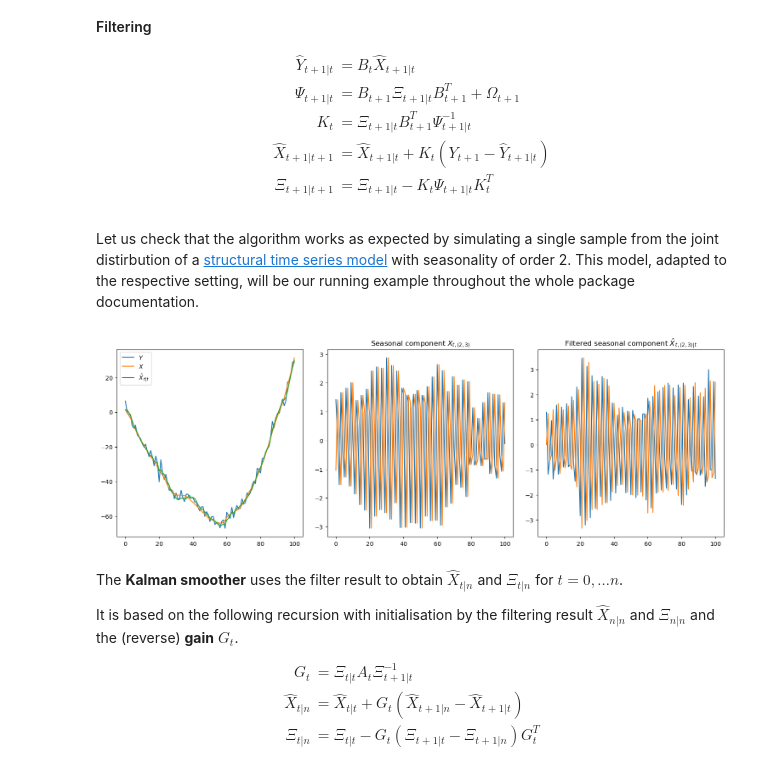
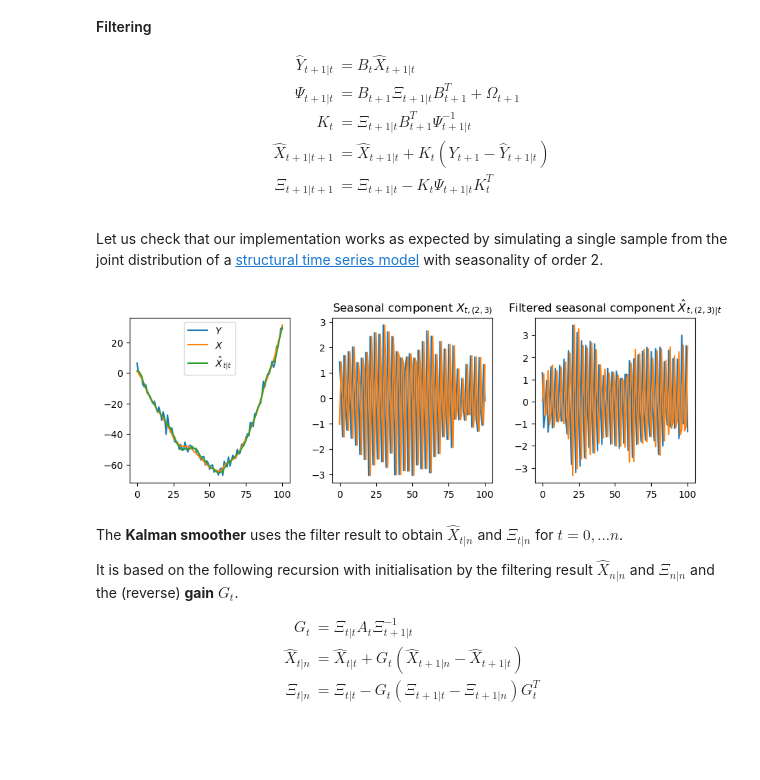
Before and after one commit to stefanheyder/isssm, a Jupyter notebook: nbs/10_kalman_filter_smoother.ipynb, the cells around one changed output. Saved outputs shown, nothing was run; the diff lists cells and outputs as text; code cells hidden in the pictures; blank space fills up the shorter version.

```diff
--- a/nbs/10_kalman_filter_smoother.ipynb
+++ b/nbs/10_kalman_filter_smoother.ipynb
@@ -86,25 +84,27 @@ $$
 #| export
 
 
-def predict(
+def _predict(
     x_filt: Float[Array, "m"], # $X_{t|t}$
     Xi_filt: Float[Array, "m m"], # $\Xi_{t|t}
     A: Float[Array, "m m"], # $A_t$
     Sigma: Float[Array, "m m"], # $\Sigma_{t + 1}
 ):
+    """perform a single prediction step"""
     x_pred = A @ x_filt
     Xi_pred = A @ Xi_filt @ A.T + Sigma
 
     return x_pred, Xi_pred
 
 
-def filter(
+def _filter(
     x_pred: Float[Array, "m"],
     Xi_pred: Float[Array, "m m"],
     y: Float[Array, "p"],
     B: Float[Array, "p m"],
     Omega: Float[Array, "p p"],
 ):
+    """perform a single filtering step"""
     y_pred = B @ x_pred
     Psi_pred = B @ Xi_pred @ B.T + Omega
     K = Xi_pred @ B.T @ jnp.linalg.pinv(Psi_pred)#jsla.solve(Psi_pred, B).T
@@ -115,17 +115,17 @@ def filter(
 
 
 def kalman(
-    y: Observations,
-    glssm: GLSSM,
-) -> FilterResult:
+    y: Observations, # observatoins
+    glssm: GLSSM, # model
+) -> FilterResult: # filtered & predicted states and covariances
     """Perform the Kalman filter"""
     x0, A, Sigma, B, Omega = glssm
     def step(carry, inputs):
         x_filt, Xi_filt = carry
         y, Sigma, Omega, A, B = inputs
 
-        x_pred, Xi_pred = predict(x_filt, Xi_filt, A, Sigma)
-        x_filt_next, Xi_filt_next = filter(x_pred, Xi_pred, y, B, Omega)
+        x_pred, Xi_pred = _predict(x_filt, Xi_filt, A, Sigma)
+        x_filt_next, Xi_filt_next = _filter(x_pred, Xi_pred, y, B, Omega)
 
         return (x_filt_next, Xi_filt_next), (x_filt_next, Xi_filt_next, x_pred, Xi_pred)
 
@@ -145,7 +145,7 @@ def kalman(
 
     return FilterResult(x_filt, Xi_filt, x_pred, Xi_pred)
 # %% [markdown]
-Let us check that the algorithm works as expected by simulating a single sample from the joint distirbution of a [structural time series model](models/10_stsm.ipynb) with seasonality of order 2. This model, adapted to the respective setting, will be our running example throughout the whole package documentation.
+Let us check that our implementation works as expected by simulating a single sample from the joint distribution of a [structural time series model](models/10_stsm.ipynb) with seasonality of order 2.
 # %%
 glssm_model = stsm(jnp.zeros(4), 0., .1, .1, 100, jnp.eye(4), 3, 2)
 
@@ -154,24 +154,24 @@ key, subkey = jrn.split(key)
 (x,), (y,) = simulate_glssm(glssm_model, 1, subkey)
 # %%
 x_filt, Xi_filt, x_pred, Xi_pred = kalman(y, glssm_model)
-fig, (ax1, ax2, ax3) = plt.subplots(1, 3, figsize=(15, 5))
+fig, (ax1, ax2, ax3) = plt.subplots(1, 3, figsize=(9, 3))
 fig.tight_layout()
 
 ax1.set_title("")
 ax1.plot(y, label="$Y$")
 ax1.plot(x[:,0], label="$X$")
 ax1.plot(x_filt[:,0], label="$\\hat X_{{t|t}}$")
 ax1.legend()
 
 ax2.plot(x[:,2:])
 ax2.set_title("Seasonal component $X_{{t, (2,3)}}$")
 
 ax3.set_title("Filtered seasonal component $\\hat X_{{t, (2,3)|t}}$")
 ax3.plot(x_filt[:,2:])
 
 plt.show()
 # %% [output]
-[figure, old version]
+[figure, new version]
 # %% [markdown]
 The **Kalman smoother** uses the filter result to obtain $\hat X_{t | n}$ and $\Xi_{t | n}$ for $t = 0, \dots n$.
 
```
Also changed, not shown: parts of 7 cells of this notebook, 12 other files.
